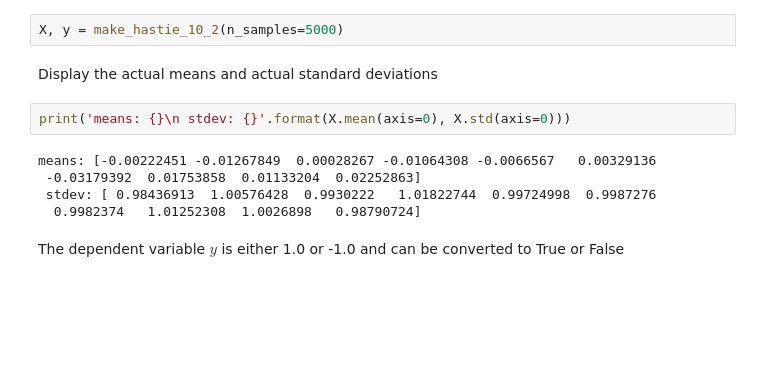
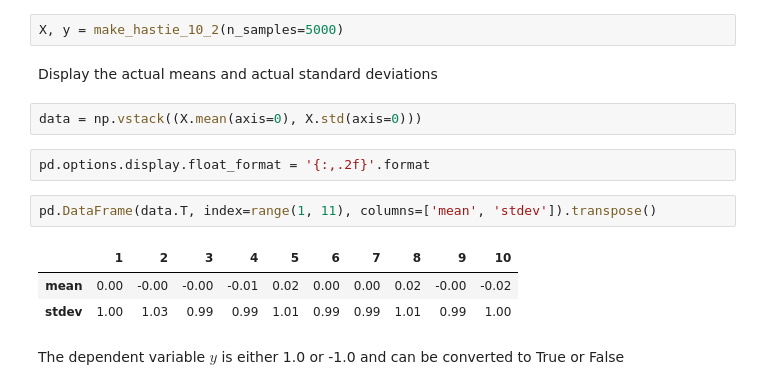
Before and after one commit to gavinln/scikit-vm, a Jupyter notebook: notebooks/10_Gradient_boosting_classifier.ipynb, the cells around one changed output. Saved outputs shown, nothing was run; the diff lists cells and outputs as text; blank space fills up the shorter version.

```diff
--- a/notebooks/10_Gradient_boosting_classifier.ipynb
+++ b/notebooks/10_Gradient_boosting_classifier.ipynb
@@ -26,12 +26,15 @@ X, y = make_hastie_10_2(n_samples=5000)
 # %% [markdown]
 Display the actual means and actual standard deviations
 # %%
-print('means: {}\n stdev: {}'.format(X.mean(axis=0), X.std(axis=0)))
+data = np.vstack((X.mean(axis=0), X.std(axis=0)))
-# %% [output]
-means: [-0.00222451 -0.01267849  0.00028267 -0.01064308 -0.0066567   0.00329136
- -0.03179392  0.01753858  0.01133204  0.02252863]
- stdev: [ 0.98436913  1.00576428  0.9930222   1.01822744  0.99724998  0.9987276
-  0.9982374   1.01252308  1.0026898   0.98790724]
+# %%
+pd.options.display.float_format = '{:,.2f}'.format
+# %%
+pd.DataFrame(data.T, index=range(1, 11), columns=['mean', 'stdev']).transpose()
+# %% [output]
+|  | 1 | 2 | 3 | 4 | 5 | 6 | 7 | 8 | 9 | 10 |
+| mean | 0.00 | -0.00 | -0.00 | -0.01 | 0.02 | 0.00 | 0.00 | 0.02 | -0.00 | -0.02 |
+| stdev | 1.00 | 1.03 | 0.99 | 0.99 | 1.01 | 0.99 | 0.99 | 1.01 | 0.99 | 1.00 |
 # %% [markdown]
 The dependent variable $y$ is either 1.0 or -1.0 and can be converted to True or False
 # %%
```
Also changed, not shown: parts of 6 cells of this notebook.
